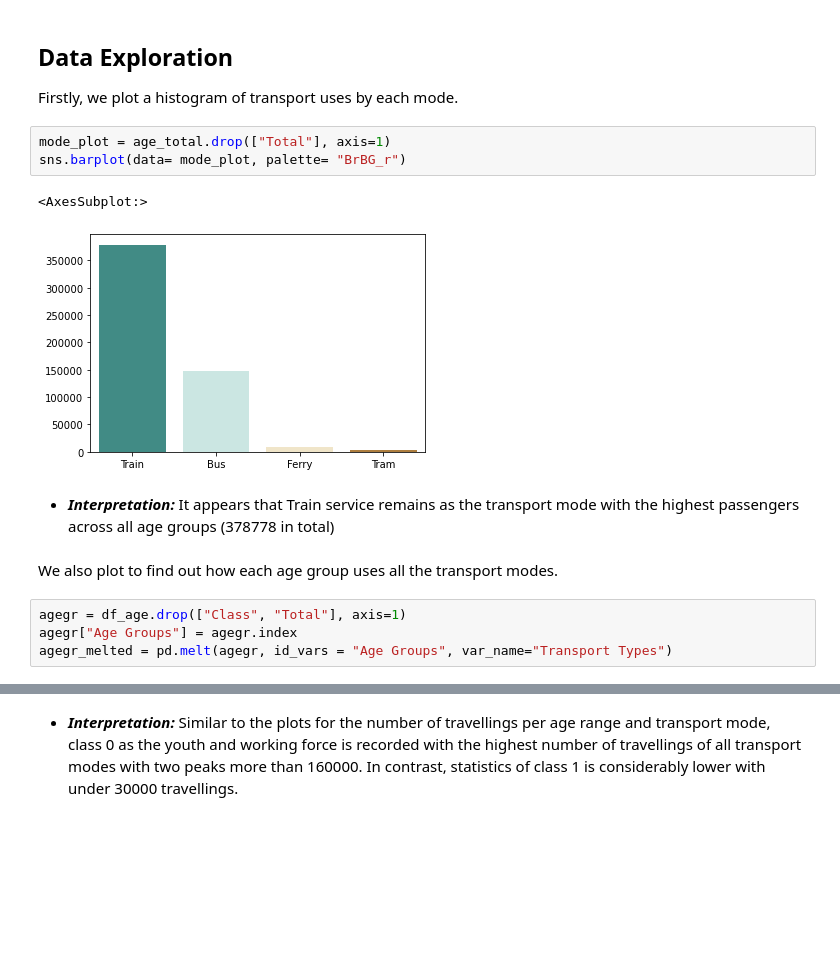
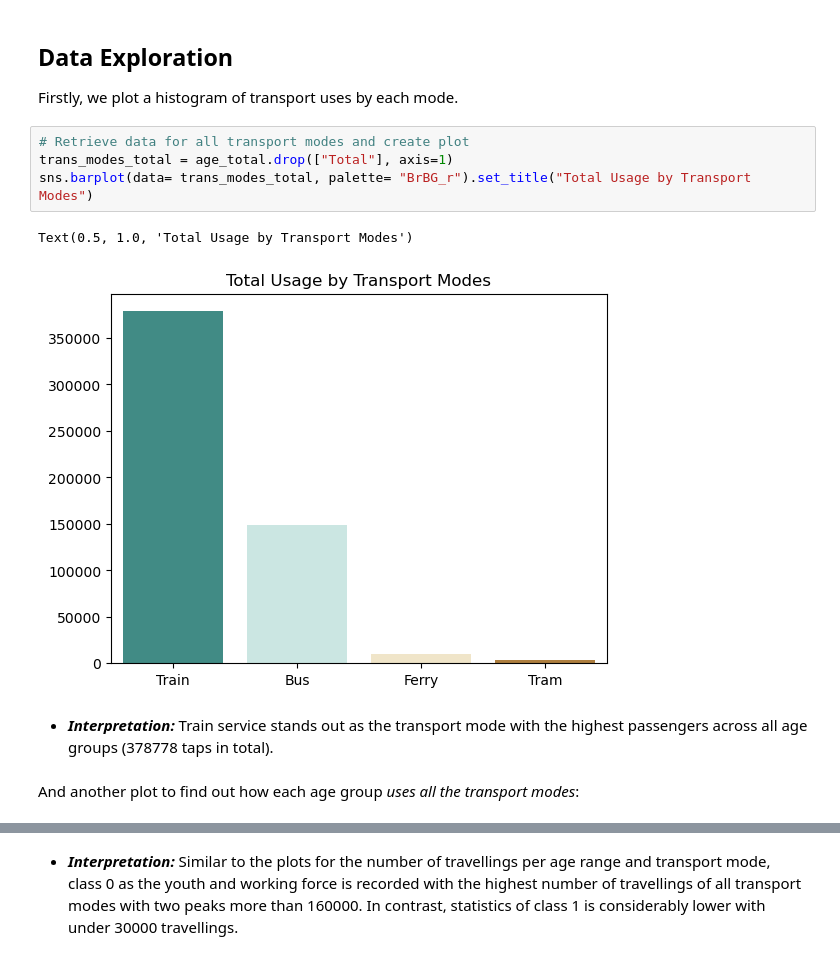
Before and after one commit to ethanaire/Analyzing-NSW-Public-Transports-with-Opal-Cards, a Jupyter notebook: Transport Usage by Age.ipynb, the cells around one changed output, grey strips where cells are left out. Saved outputs shown, nothing was run; the diff lists cells and outputs as text; blank space fills up the shorter version.

Commit message:
edit chart details for better visibility

```diff
--- a/Transport Usage by Age.ipynb
+++ b/Transport Usage by Age.ipynb
@@ -197,16 +197,13 @@ Class
 
 Firstly, we plot a histogram of transport uses by each mode.
 # %%
-mode_plot = age_total.drop(["Total"], axis=1)
-sns.barplot(data= mode_plot, palette= "BrBG_r")
+# Retrieve data for all transport modes and create plot
+trans_modes_total = age_total.drop(["Total"], axis=1)
+sns.barplot(data= trans_modes_total, palette= "BrBG_r").set_title("Total Usage by Transport Modes")
 # %% [output]
-<AxesSubplot:>
+Text(0.5, 1.0, 'Total Usage by Transport Modes')
-[figure, old version]
+[figure, new version]
 # %% [markdown]
-* ***Interpretation:*** It appears that Train service remains as the transport mode with the highest passengers across all age groups (378778 in total)
+* ***Interpretation:*** Train service stands out as the transport mode with the highest passengers across all age groups (378778 taps in total).
 # %% [markdown]
-We also plot to find out how each age group uses all the transport modes.
+And another plot to find out how each age group _uses all the transport modes_:
-# %%
-agegr = df_age.drop(["Class", "Total"], axis=1)
-agegr["Age Groups"] = agegr.index
-agegr_melted = pd.melt(agegr, id_vars = "Age Groups", var_name="Transport Types")
```
Also changed, not shown: parts of 14 cells of this notebook.
